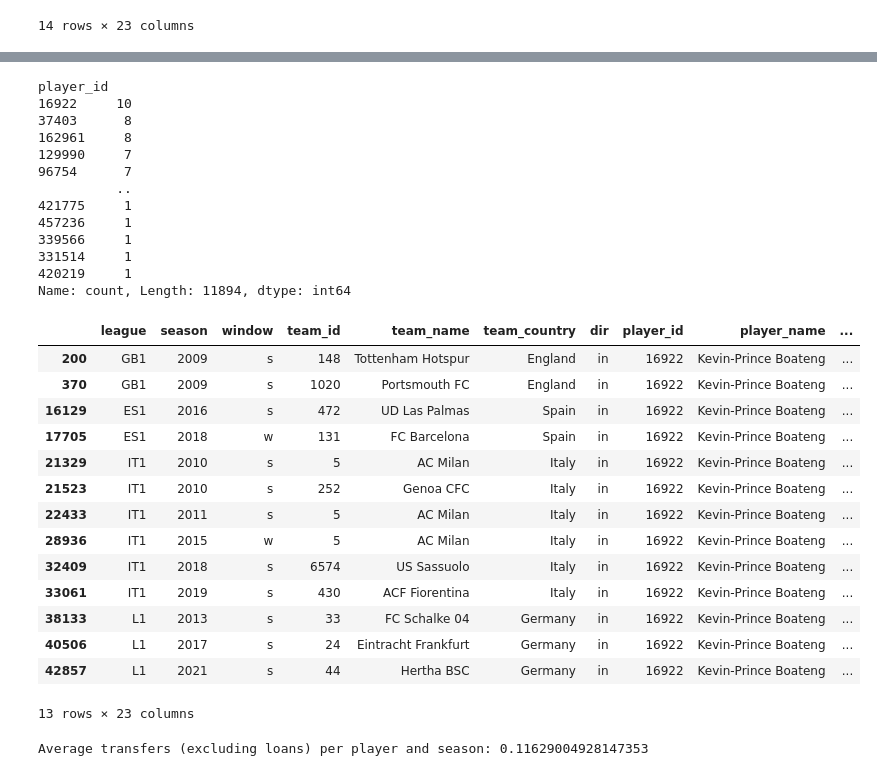
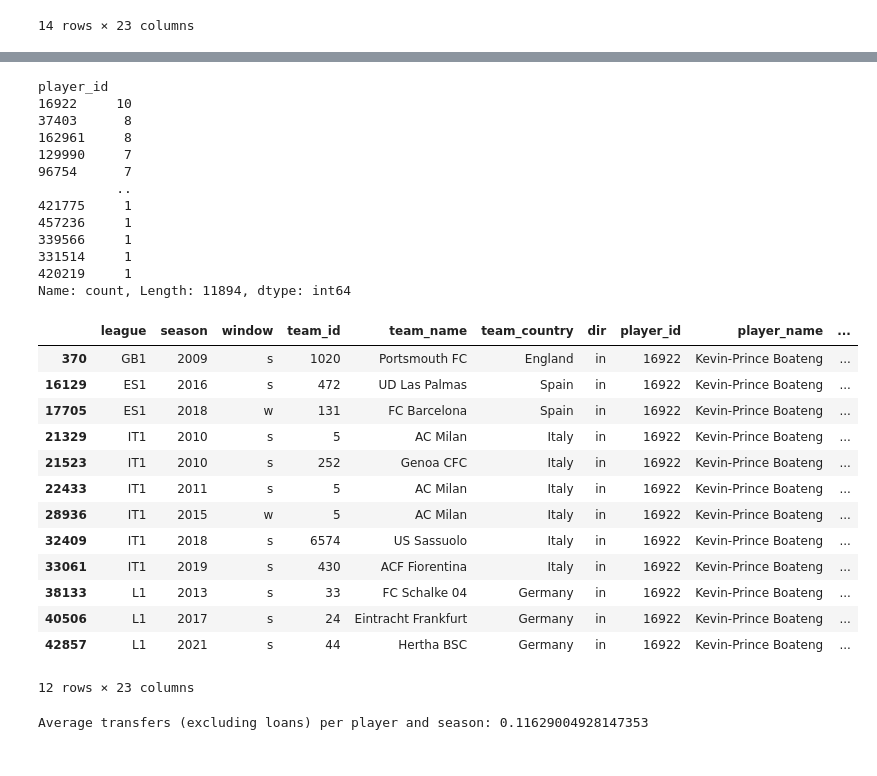
Before and after one commit to com-480-data-visualization/Nordic-Nerds, a Jupyter notebook: data_exploration.ipynb, the cells around one changed output, grey strips where cells are left out. Drawn from its saved outputs; the diff is of its cells as text; code cells hidden in the pictures.

```diff
--- a/data_exploration.ipynb
+++ b/data_exploration.ipynb
@@ -84,7 +84,7 @@ full_df
 | 70005 | NL1 | 2021 | w | 499 | Vitesse Arnhem | Netherlands | in | 187203 | Eric Verstappen | ... |
 70006 rows × 23 columns
 # %%
-transfers_in_df = full_df[(full_df['dir'] == 'in')]
+transfers_in_df = full_df[(full_df['dir'] == 'in') & (full_df['is_retired'] == False) & (full_df['is_loan_end'] == False)]
 transfers_in_df
 # %% [output]
 |  | league | season | window | team_id | team_name | team_country | dir | player_id | player_name | ... |
@@ -199,26 +196,25 @@ Name: count, Length: 12748, dtype: int64
 Average transfers (including loans) per player and season: 0.1400702372619536
 # %%
 
-player_transfers_wo_loans = transfers_in_df[(transfers_in_df['is_loan_end'] == False) & (transfers_in_df['is_retired'] == False) & (transfers_in_df['is_loan'] == False)].player_id.value_counts()
+player_transfers_wo_loans = transfers_in_df[(transfers_in_df['is_loan'] == False)].player_id.value_counts()
 display(player_transfers_wo_loans)
 display(transfers_in_df[(transfers_in_df['player_id'] == 16922)])
 print("Average transfers (excluding loans) per player and season: {mean}".format(mean=player_transfers_wo_loans.sum() / (player_transfers_wo_loans.size * seasonal_transfers.size)))
 # %% [output]
 player_id
 16922     10
 37403      8
 162961     8
 129990     7
 96754      7
           ..
 421775     1
 457236     1
 339566     1
 331514     1
 420219     1
 Name: count, Length: 11894, dtype: int64
 |  | league | season | window | team_id | team_name | team_country | dir | player_id | player_name | ... |
-| 200 | GB1 | 2009 | s | 148 | Tottenham Hotspur | England | in | 16922 | Kevin-Prince Boateng | ... |
 | 370 | GB1 | 2009 | s | 1020 | Portsmouth FC | England | in | 16922 | Kevin-Prince Boateng | ... |
 | 16129 | ES1 | 2016 | s | 472 | UD Las Palmas | Spain | in | 16922 | Kevin-Prince Boateng | ... |
 | 17705 | ES1 | 2018 | w | 131 | FC Barcelona | Spain | in | 16922 | Kevin-Prince Boateng | ... |
@@ -231,7 +227,7 @@ Name: count, Length: 11894, dtype: int64
 | 38133 | L1 | 2013 | s | 33 | FC Schalke 04 | Germany | in | 16922 | Kevin-Prince Boateng | ... |
 | 40506 | L1 | 2017 | s | 24 | Eintracht Frankfurt | Germany | in | 16922 | Kevin-Prince Boateng | ... |
 | 42857 | L1 | 2021 | s | 44 | Hertha BSC | Germany | in | 16922 | Kevin-Prince Boateng | ... |
-13 rows × 23 columns
+12 rows × 23 columns
 Average transfers (excluding loans) per player and season: 0.11629004928147353
 # %% [markdown]
 ## Notes
```
Also changed, not shown: parts of 10 cells of this notebook.
